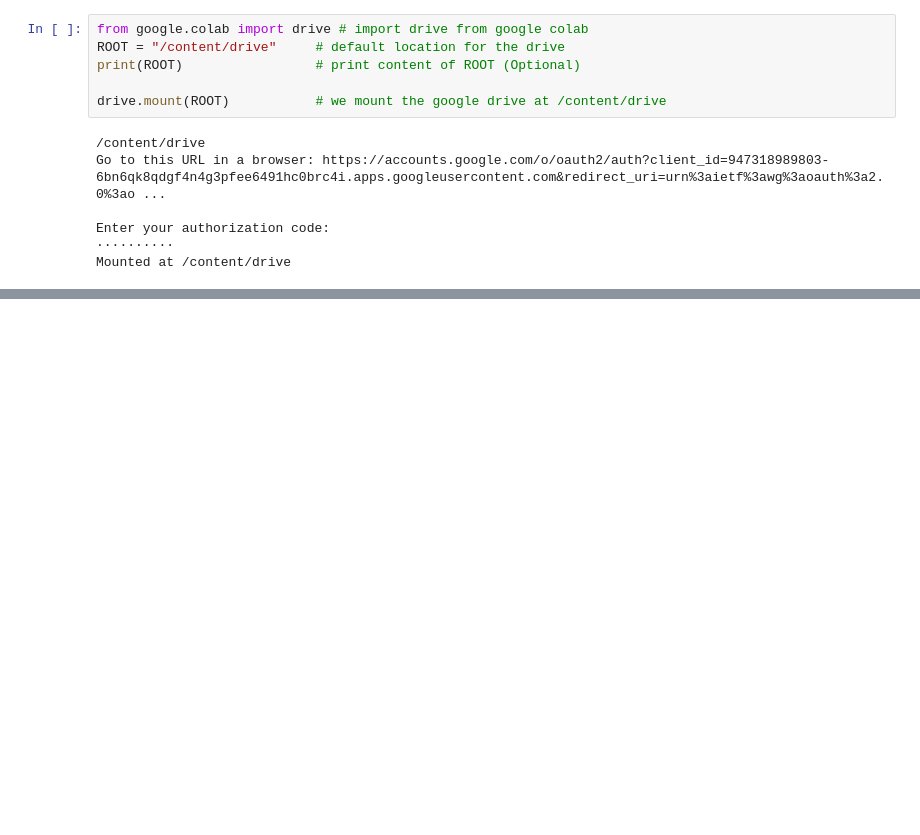
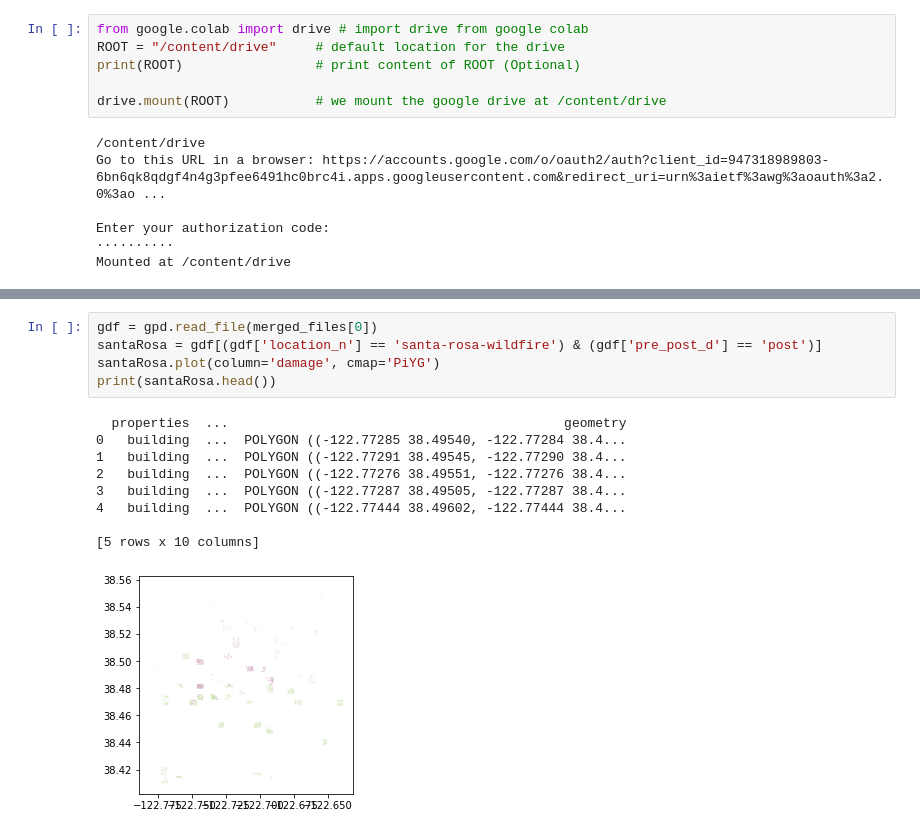
Before and after one commit to escaduto/Classifying-Structural-Damage, a Jupyter notebook: setting_up.ipynb, the cells around one changed output, grey strips where cells are left out. Cells and saved outputs as stored; diff of their text form; blank space fills up the shorter version.

```diff
--- a/setting_up.ipynb
+++ b/setting_up.ipynb
@@ -23,0 +71,15 @@ CSV/  hold/  hold_geo/  test/  test_geo/  train/  train_geo/
+# %%
+gdf = gpd.read_file(merged_files[0])
+santaRosa = gdf[(gdf['location_n'] == 'santa-rosa-wildfire') & (gdf['pre_post_d'] == 'post')]
+santaRosa.plot(column='damage', cmap='PiYG')
+print(santaRosa.head())
+# %% [output]
+  properties  ...                                           geometry
+0   building  ...  POLYGON ((-122.77285 38.49540, -122.77284 38.4...
+1   building  ...  POLYGON ((-122.77291 38.49545, -122.77290 38.4...
+2   building  ...  POLYGON ((-122.77276 38.49551, -122.77276 38.4...
+3   building  ...  POLYGON ((-122.77287 38.49505, -122.77287 38.4...
+4   building  ...  POLYGON ((-122.77444 38.49602, -122.77444 38.4...
+
+[5 rows x 10 columns]
+[figure, added]
```
Also changed, not shown: parts of 11 cells of this notebook.
